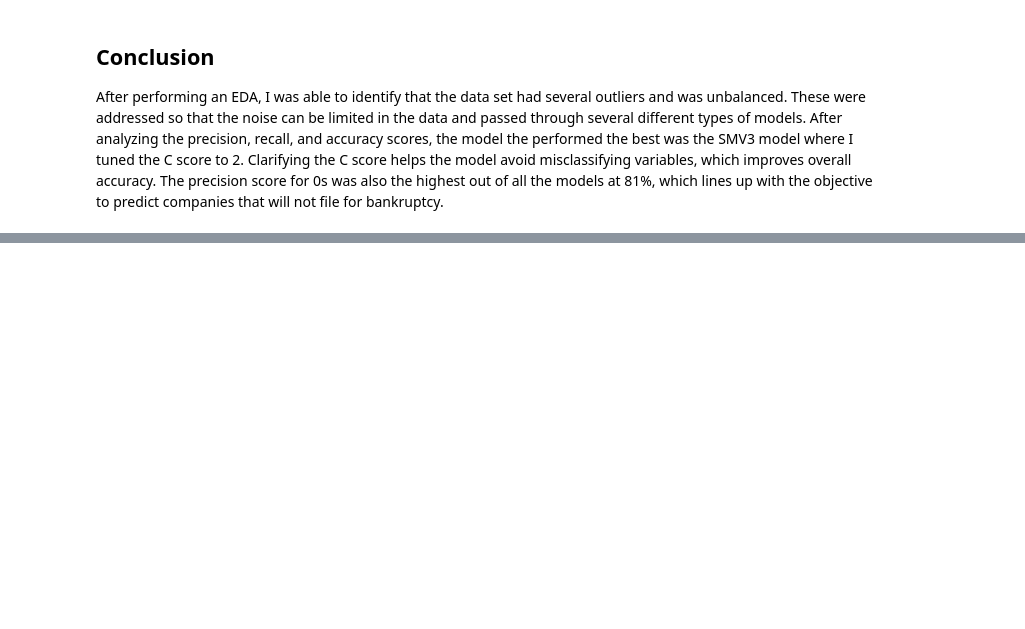
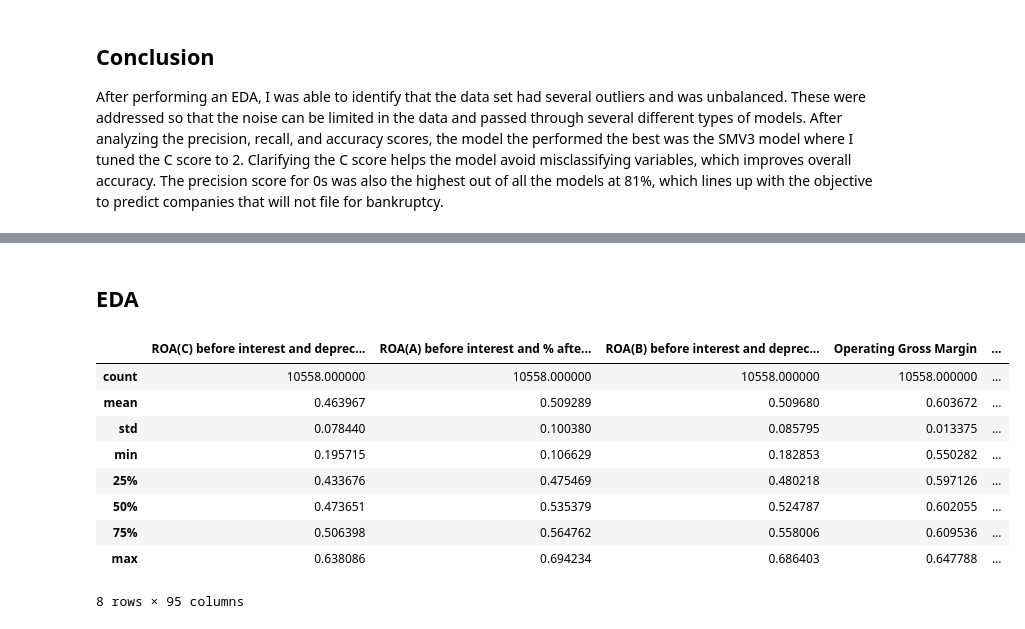
Before and after one commit to DrakeData/Bankruptcy_Prediction, a Jupyter notebook: bankruptcy_pred_main.ipynb, the cells around one changed output, grey strips where cells are left out. Drawn from its saved outputs; the diff is of its cells as text; code cells hidden in the pictures; blank space fills up the shorter version.

```diff
--- a/bankruptcy_pred_main.ipynb
+++ b/bankruptcy_pred_main.ipynb
@@ -488,0 +501,15 @@ After performing an EDA, I was able to identify that the data set had several ou
+# %% [markdown]
+## EDA
+# %%
+x_train.describe()
+# %% [output]
+|  | ROA(C) before interest and deprec... | ROA(A) before interest and % afte... | ROA(B) before interest and deprec... | Operating Gross Margin | ... |
+| count | 10558.000000 | 10558.000000 | 10558.000000 | 10558.000000 | ... |
+| mean | 0.463967 | 0.509289 | 0.509680 | 0.603672 | ... |
+| std | 0.078440 | 0.100380 | 0.085795 | 0.013375 | ... |
+| min | 0.195715 | 0.106629 | 0.182853 | 0.550282 | ... |
+| 25% | 0.433676 | 0.475469 | 0.480218 | 0.597126 | ... |
+| 50% | 0.473651 | 0.535379 | 0.524787 | 0.602055 | ... |
+| 75% | 0.506398 | 0.564762 | 0.558006 | 0.609536 | ... |
+| max | 0.638086 | 0.694234 | 0.686403 | 0.647788 | ... |
+8 rows × 95 columns
```
Also changed, not shown: parts of 18 cells of this notebook.
